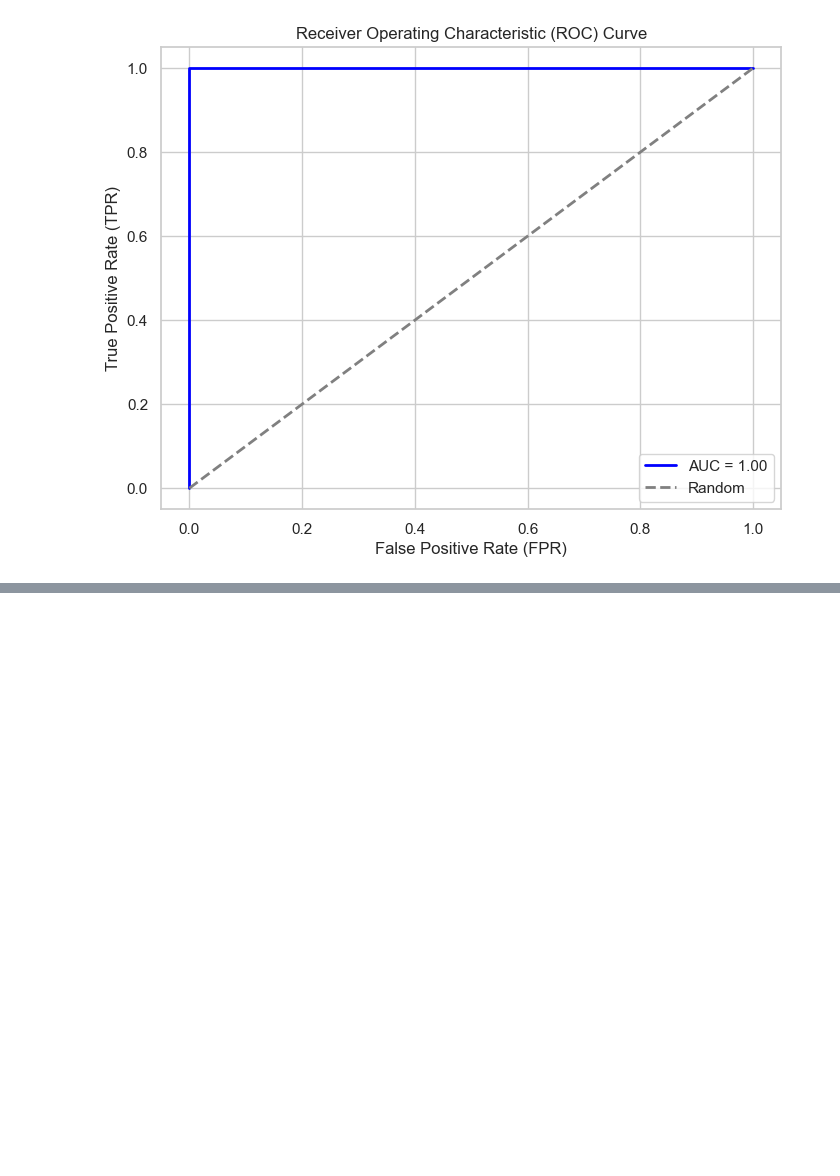
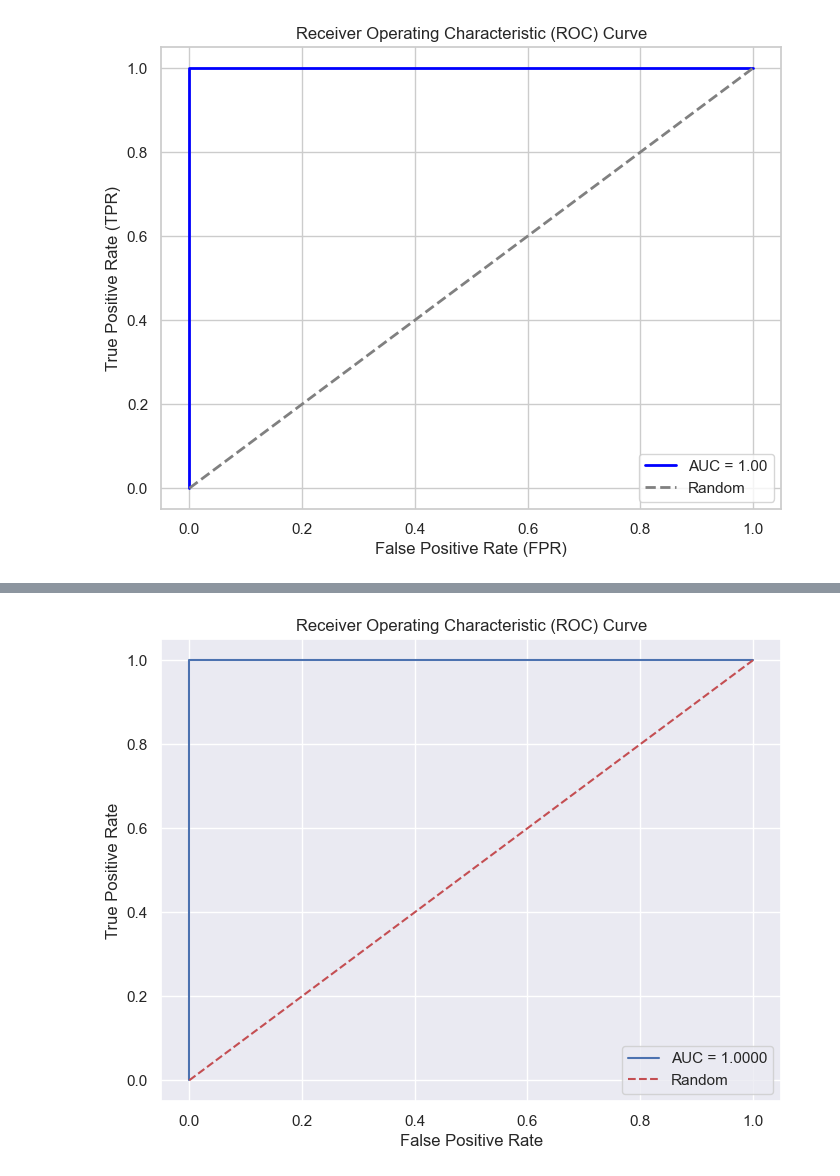
Before and after one commit to reneta-dimitrova96/Machine-Learning-Project-2023---Mushroom-Classification, a Jupyter notebook: mushroom_classification.ipynb, the cells around one changed output, grey strips where cells are left out. Cells and saved outputs as stored; diff of their text form; code cells hidden in the pictures; blank space fills up the shorter version.

Commit message:
Added DecisionTreeClassifier model and performed evaluation

```diff
--- a/mushroom_classification.ipynb
+++ b/mushroom_classification.ipynb
@@ -708,3 +710,15 @@ plt.grid(True)
 plt.show()
 # %% [output]
 [figure]
+# %%
+param_discrete_values = {
+    'max_depth': randint(2, 10),
+    'min_samples_split': randint(2, 20),
+    'min_samples_leaf': randint(1, 10)
+}
+# %%
+baseline_tree_cls = DecisionTreeClassifier(random_state=42)
+# %%
+random_search = RandomizedSearchCV(baseline_tree_cls, param_distributions=param_discrete_values, n_iter=20,
+                                   cv=5, scoring='accuracy', random_state=42, n_jobs=-1)
+random_search.fit(X_train, y_train)
@@ -710,0 +742,2 @@ plt.show()
+# %%
+best_tree = random_search.best_estimator_
@@ -710,0 +801,16 @@ plt.show()
+# %%
+y_probs = best_tree.predict_proba(X_test)[:, 1]
+auc = roc_auc_score(y_test, y_probs)
+
+fpr, tpr, thresholds = roc_curve(y_test, y_probs)
+
+plt.figure(figsize=(8, 6))
+plt.plot(fpr, tpr, label=f'AUC = {auc:.4f}')
+plt.plot([0, 1], [0, 1], linestyle='--', color='r', label='Random')
+plt.xlabel('False Positive Rate')
+plt.ylabel('True Positive Rate')
+plt.title('Receiver Operating Characteristic (ROC) Curve')
+plt.legend()
+plt.show()
+# %% [output]
+[figure, added]
```
Also changed, not shown: parts of 18 cells of this notebook.
